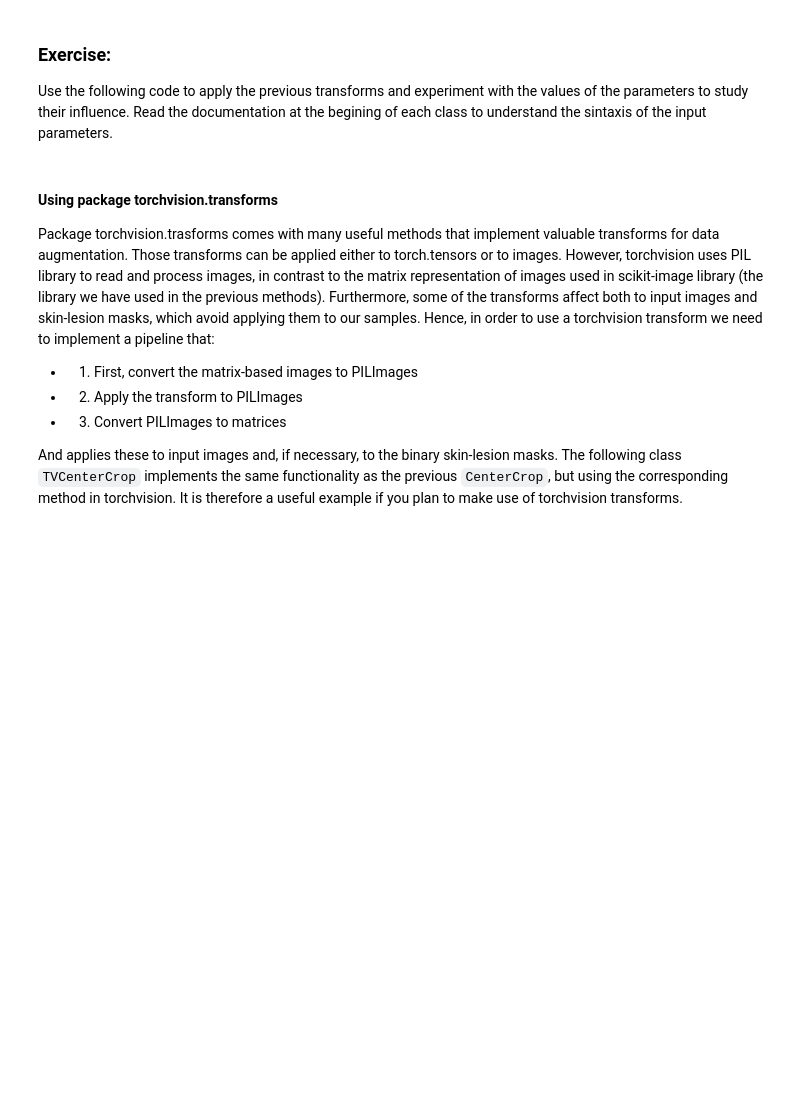
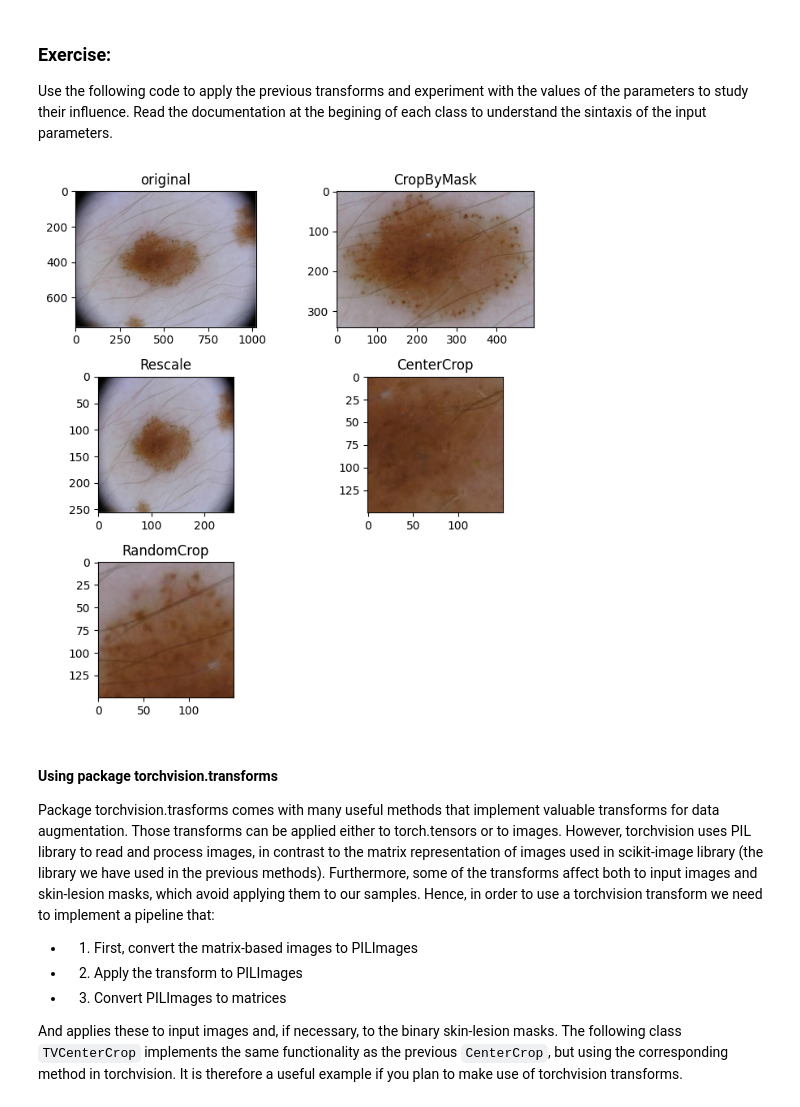
Before and after one commit to alzuaz/Audio-and-Image-Processing, a Jupyter notebook: lab4/LS4_AVCV_Melanomas.ipynb, the cells around one changed output. Saved outputs shown, nothing was run; the diff lists cells and outputs as text; code cells hidden in the pictures; blank space fills up the shorter version.

```diff
--- a/lab4/LS4_AVCV_Melanomas.ipynb
+++ b/lab4/LS4_AVCV_Melanomas.ipynb
@@ -436,28 +450,38 @@ class Normalize(object):
 Use the following code to apply the previous transforms and experiment with the values of the parameters to study their influence. Read the documentation at the begining of each class to understand the sintaxis of the input parameters.
 # %%
 ### Modify this code to make your experiments....
-cmask = CropByMask(15)
-scale = Rescale(256)
-rcrop = RandomCrop(224)
-ccrop = CenterCrop(224)
+
+# amount of skin around the lesion
+cmask = CropByMask((5, 15))
+
+# scales the image
+scale = Rescale((256, 256))
+
+# data augmentation
+rcrop = RandomCrop(150)
+
+# crops at the center
+ccrop = CenterCrop(150)
 
 # Apply each of the above transforms on sample.
 fig = plt.figure(figsize=(7,7))
 sample = train_dataset[65]
 ax = plt.subplot(3,2, 1)
 plt.tight_layout()
 ax.set_title('original')
 plt.imshow(sample['image'])
 
 for i, tsfrm in enumerate([cmask, scale, ccrop, rcrop]):
     transformed_sample = tsfrm(sample)
 
     ax = plt.subplot(3, 2, i+2)
     plt.tight_layout()
     ax.set_title(type(tsfrm).__name__)
     plt.imshow(transformed_sample['image'])
 
 plt.show()
+# %% [output]
+[figure, added]
 # %% [markdown]
 #### Using package torchvision.transforms
 
```
Also changed, not shown: parts of 7 cells of this notebook.
